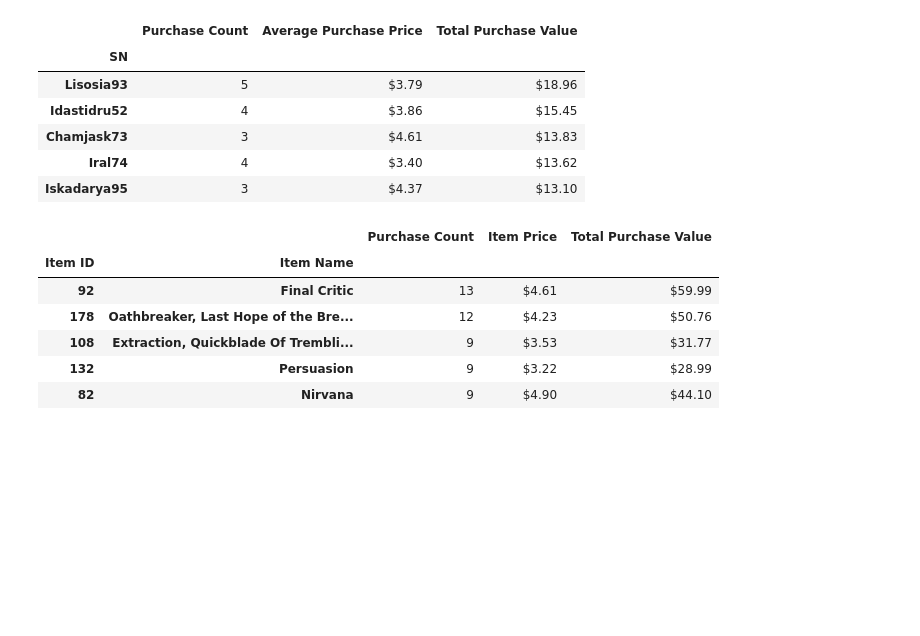
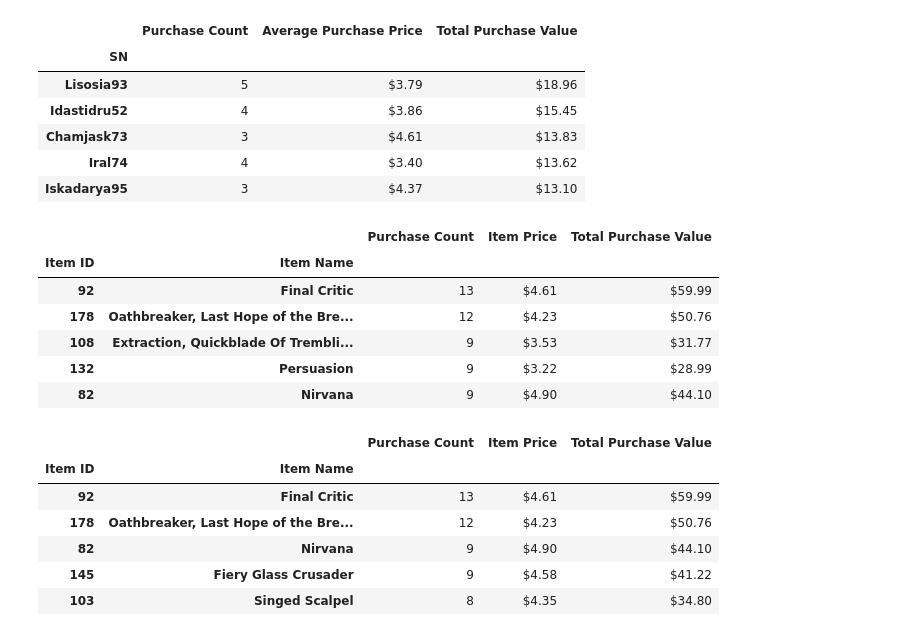
Before and after one commit to apizzo1/pandas-challenge, a Jupyter notebook: HeroesOfPymoli/HeroesOfPymoli.ipynb, the cells around one changed output. Saved outputs shown, nothing was run; the diff lists cells and outputs as text; code cells hidden in the pictures; blank space fills up the shorter version.

Commit message:
finalized tasks and comments

```diff
--- a/HeroesOfPymoli/HeroesOfPymoli.ipynb
+++ b/HeroesOfPymoli/HeroesOfPymoli.ipynb
@@ -332,0 +283,63 @@ prof_item_df.set_index(["Item ID", "Item Name"])
+# %%
+#Most Profitable Items
+
+#create needed lists
+Prof_Items_ID = []
+Prof_Names_items = []
+Prof_item_ct = []
+Prof_item_avg = []
+Prof_item_tot = []
+#groupby Item ID and Item Name and sum the Price columnn
+prof_item = purchase_df.groupby(["Item ID","Item Name"])["Price"].sum()
+#sort the data from highest price sum to lowest price sum
+prof_item_sorted = prof_item.sort_values(ascending=False)
+
+#create for loop to go through each item and perform checks
+for x in range(len(prof_item_sorted)):
+    #put the item ID and item Name in a series
+    prof_item = pd.Series(prof_item_sorted.index[x])
+    #get item ID from series
+    prof_item_ID = prof_item[0]
+    Prof_Items_ID.append(prof_item_ID)
+    #get item name from series
+    prof_item_name = prof_item[1]
+    Prof_Names_items.append(prof_item_name)
+    #locate current loop item in purchase_df (original dataframe)
+    prof_item_df = purchase_df.loc[purchase_df["Item Name"] == prof_item[1], :]
+    #find purchase count for that item
+    prof_item_count = prof_item_df["Purchase ID"].count()
+    Prof_item_ct.append(prof_item_count)
+    #find item price for that item
+    prof_item_avg = prof_item_df["Price"].mean()
+    Prof_item_avg.append(prof_item_avg)
+    #find total purchase value for that item
+    prof_item_tot = prof_item_df["Price"].sum()
+    Prof_item_tot.append(prof_item_tot)
+
+#take above series and concat into a dataframe
+Prof_Items_ID = pd.Series(Prof_Items_ID)
+Prof_Items_ID = Prof_Items_ID.rename("Item ID")
+Prof_Names_items= pd.Series(Prof_Names_items)
+Prof_Names_items = Prof_Names_items.rename("Item Name")
+Prof_item_ct = pd.Series(Prof_item_ct)
+Prof_item_ct = Prof_item_ct.rename("Purchase Count")
+Prof_item_avg  = pd.Series(Prof_item_avg )
+Prof_item_avg = Prof_item_avg .rename("Item Price")
+Prof_item_tot = pd.Series(Prof_item_tot)
+Prof_item_tot = Prof_item_tot.rename("Total Purchase Value")
+
+#Add all created series into a DataFrame
+prof_item_df = pd.concat([Prof_Items_ID, Prof_Names_items,Prof_item_ct,Prof_item_avg,Prof_item_tot], axis = 1)
+#Format currency
+prof_item_df['Item Price'] = prof_item_df['Item Price'].map('${:,.2f}'.format)
+prof_item_df['Total Purchase Value'] = prof_item_df['Total Purchase Value'].map('${:,.2f}'.format)
+#Use Item ID and Item Name as indices
+prof_item_df.set_index(["Item ID", "Item Name"]).head()
+# %% [output]
+|  |  | Purchase Count | Item Price | Total Purchase Value |
+| Item ID | Item Name |  |  |  |
+| 92 | Final Critic | 13 | $4.61 | $59.99 |
+| 178 | Oathbreaker, Last Hope of the Bre... | 12 | $4.23 | $50.76 |
+| 82 | Nirvana | 9 | $4.90 | $44.10 |
+| 145 | Fiery Glass Crusader | 9 | $4.58 | $41.22 |
+| 103 | Singed Scalpel | 8 | $4.35 | $34.80 |
```
Also changed, not shown: parts of 8 cells of this notebook, 1 other file.
